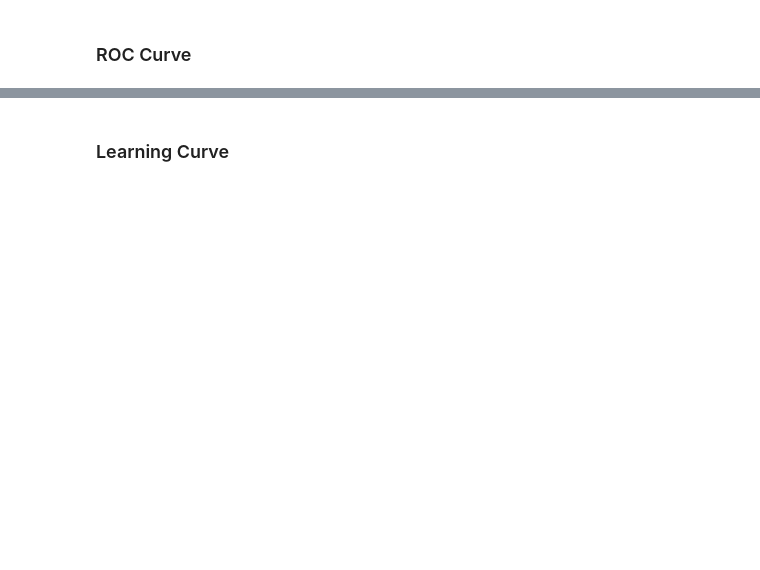
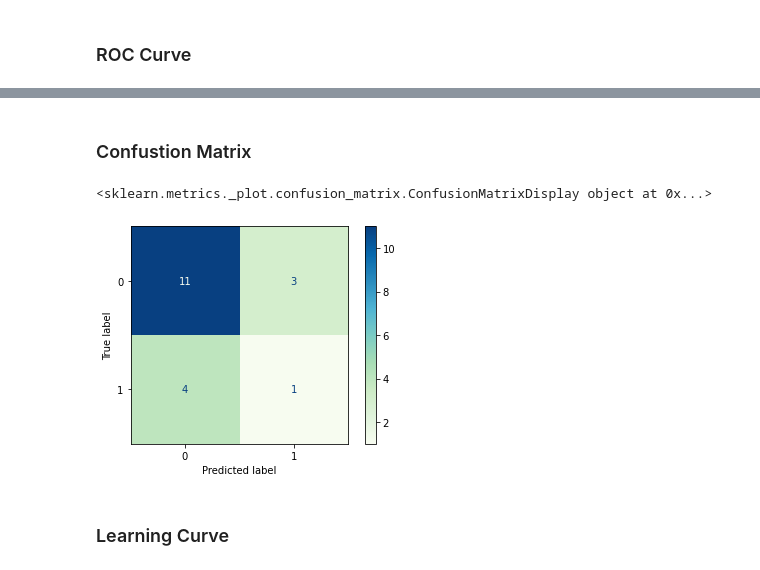
Before and after one commit to KisanThapa/ProjectCS638-Applied-Machine-Learning, a Jupyter notebook: model.ipynb, the cells around one changed output, grey strips where cells are left out. Saved outputs shown, nothing was run; the diff lists cells and outputs as text; code cells hidden in the pictures; blank space fills up the shorter version.

```diff
--- a/model.ipynb
+++ b/model.ipynb
@@ -181,3 +162,11 @@ plt.legend(loc="lower right")
+# %% [markdown]
+### Confustion Matrix
+# %%
+conf_mat = metrics.plot_confusion_matrix(logReg, X_test, y_test, cmap='GnBu')
+print(conf_mat)
+# %% [output]
+<sklearn.metrics._plot.confusion_matrix.ConfusionMatrixDisplay object at 0x...>
+[figure, added]
 # %% [markdown]
 ### Learning Curve
 # %%
```
Also changed, not shown: parts of 37 cells of this notebook.
